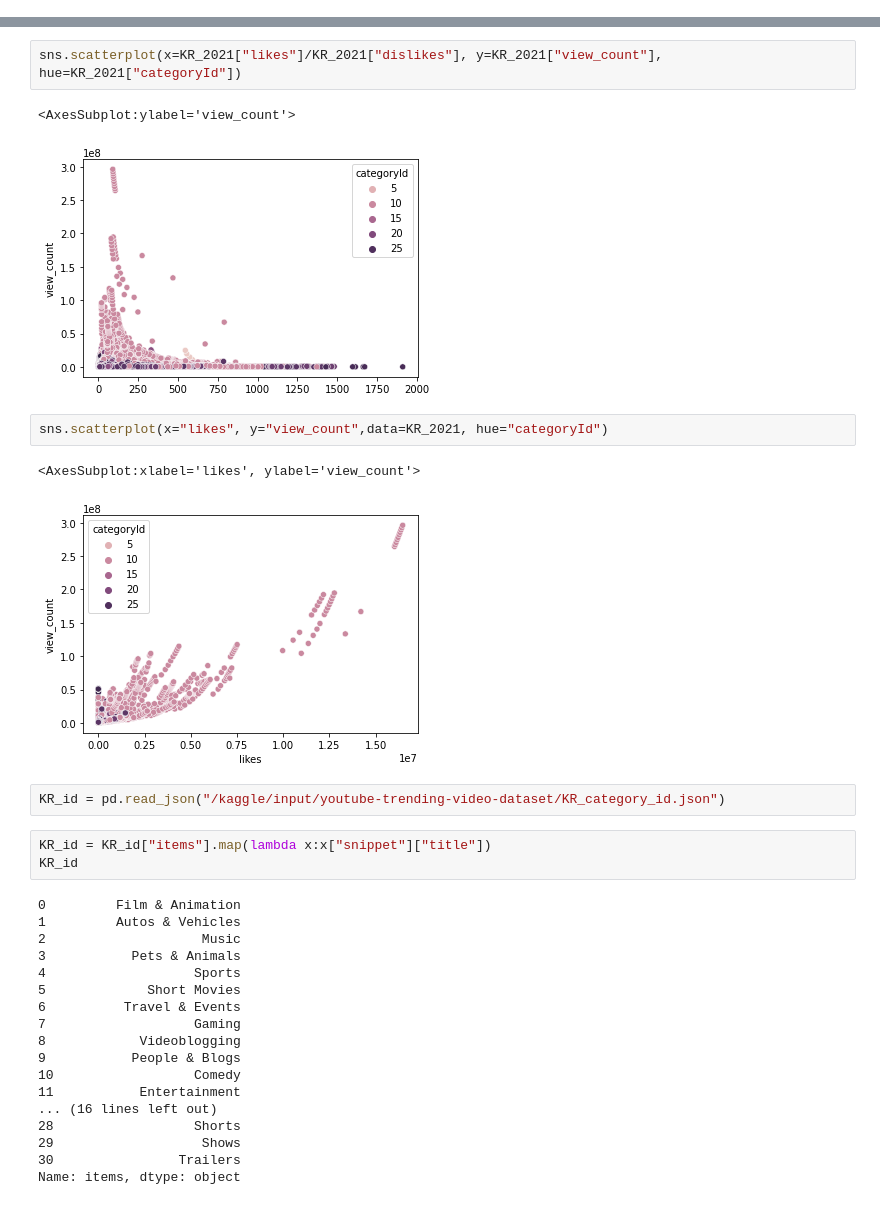
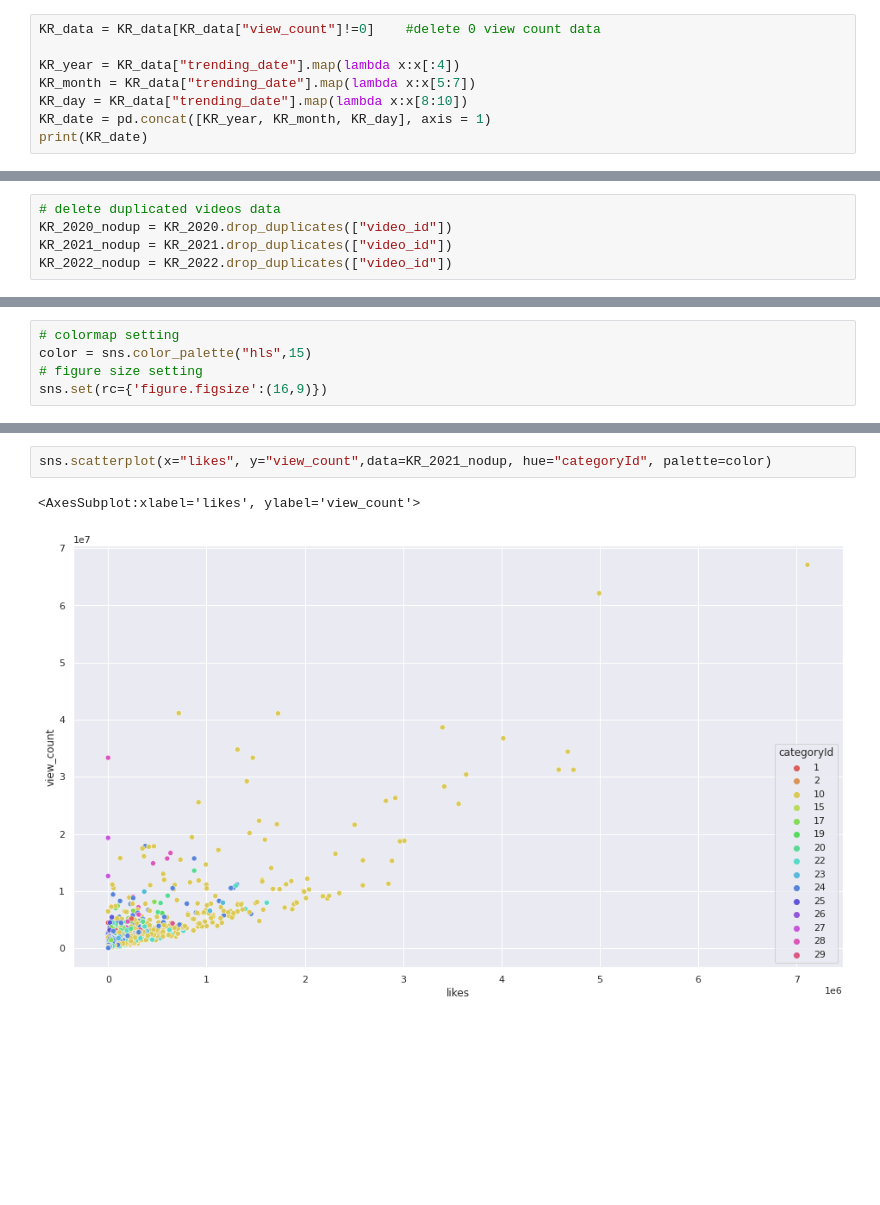
Before and after one commit to JinLover/Kaggle_project, a Jupyter notebook: youtube-analysis.ipynb, the cells around one changed output, grey strips where cells are left out. Drawn from its saved outputs; the diff is of its cells as text; blank space fills up the shorter version.

Commit message:
Kaggle Notebook | Youtube_analysis | Version 4

```diff
--- a/youtube-analysis.ipynb
+++ b/youtube-analysis.ipynb
@@ -84,0 +116,8 @@ KR_2021.head()
+# %%
+KR_data = KR_data[KR_data["view_count"]!=0]    #delete 0 view count data
+
+KR_year = KR_data["trending_date"].map(lambda x:x[:4])
+KR_month = KR_data["trending_date"].map(lambda x:x[5:7])
+KR_day = KR_data["trending_date"].map(lambda x:x[8:10])
+KR_date = pd.concat([KR_year, KR_month, KR_day], axis = 1)
+print(KR_date)
@@ -84,0 +152,5 @@ KR_2021.head()
+# %%
+# delete duplicated videos data
+KR_2020_nodup = KR_2020.drop_duplicates(["video_id"])
+KR_2021_nodup = KR_2021.drop_duplicates(["video_id"])
+KR_2022_nodup = KR_2022.drop_duplicates(["video_id"])
@@ -84,0 +228,5 @@ KR_2021.head()
+# %%
+# colormap setting
+color = sns.color_palette("hls",15)
+# figure size setting
+sns.set(rc={'figure.figsize':(16,9)})
@@ -85,33 +321,5 @@ KR_2021.head()
 # %%
-sns.scatterplot(x=KR_2021["likes"]/KR_2021["dislikes"], y=KR_2021["view_count"], hue=KR_2021["categoryId"])
+sns.scatterplot(x="likes", y="view_count",data=KR_2021_nodup, hue="categoryId", palette=color)
 # %% [output]
-<AxesSubplot:ylabel='view_count'>
+<AxesSubplot:xlabel='likes', ylabel='view_count'>
-[figure, old version]
+[figure, new version]
-# %%
-sns.scatterplot(x="likes", y="view_count",data=KR_2021, hue="categoryId")
-# %% [output]
-<AxesSubplot:xlabel='likes', ylabel='view_count'>
-[figure, removed]
-# %%
-KR_id = pd.read_json("/kaggle/input/youtube-trending-video-dataset/KR_category_id.json")
-# %%
-KR_id = KR_id["items"].map(lambda x:x["snippet"]["title"])
-KR_id
-# %% [output]
-0         Film & Animation
-1         Autos & Vehicles
-2                    Music
-3           Pets & Animals
-4                   Sports
-5             Short Movies
-6          Travel & Events
-7                   Gaming
-8            Videoblogging
-9           People & Blogs
-10                  Comedy
-11           Entertainment
-... (16 lines left out)
-28                  Shorts
-29                   Shows
-30                Trailers
-Name: items, dtype: object
```
Also changed, not shown: parts of 39 cells of this notebook.
